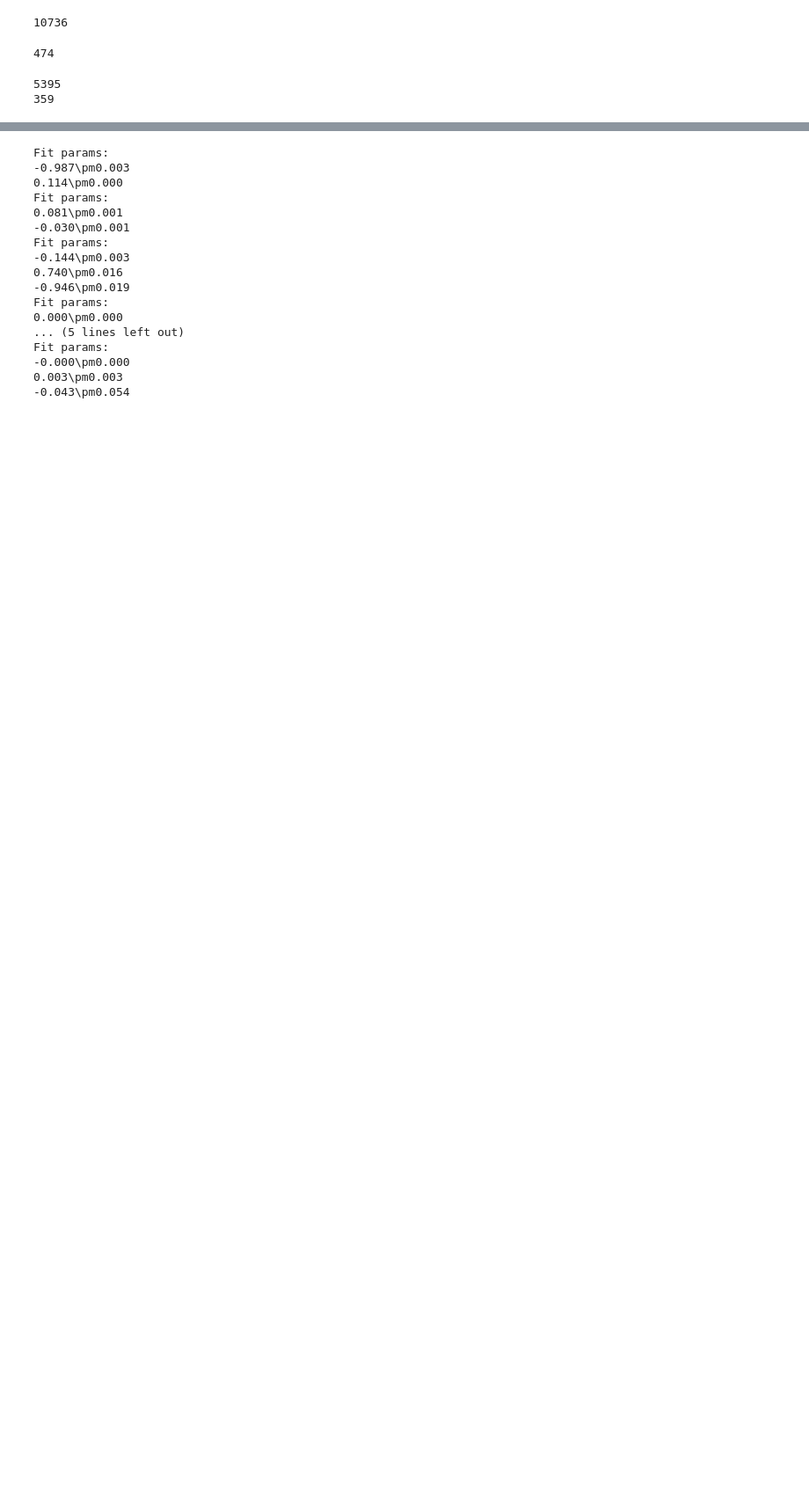
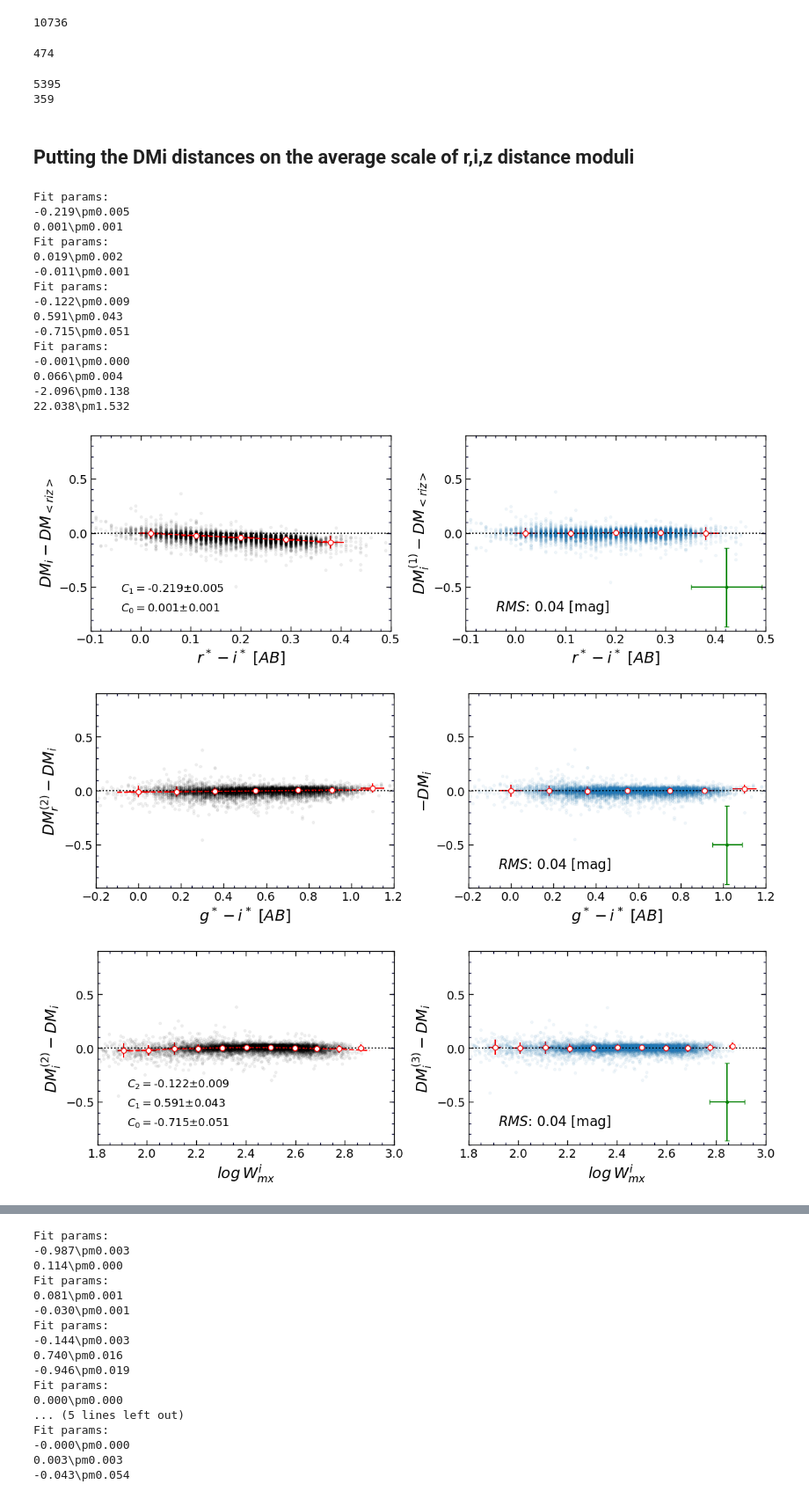
Before and after one commit to ekourkchi/TFcalibrators, a Jupyter notebook: fieldGals_quick.ipynb, the cells around one changed output, grey strips where cells are left out. Shown at 88% size. Saved outputs shown, nothing was run; the diff lists cells and outputs as text; code cells hidden in the pictures; blank space fills up the shorter version.

Commit message:
introducing the average riz DMs

```diff
--- a/fieldGals_quick.ipynb
+++ b/fieldGals_quick.ipynb
@@ -1101,3 +1104,69 @@ for ix in indx:
 # %% [output]
 5395
 359
+# %% [markdown]
+## Putting the DMi distances on the average scale of r,i,z distance moduli
+# %%
+indx, = np.where((ggg>0) & (rrr>0) & (zzz>0) & (iii>0) & (SSqlt>3) & (keep==1))
+
+DM_av = (DM_r+DM_i+DM_z)/3.
+dDM_av = np.sqrt(dDM_r**2+dDM_i**2+dDM_z**2)
+DM_Bias_av = (DM_Bias_r+DM_Bias_i+DM_Bias_z)/3.
+
+
+axes, DM1, fit, cov = adjustDM(DM_i, dDM_i, DM_av, dDM_av, r_i,
+                        xlim=(-0.1,0.5), indx=indx, quad=False,
+                        xlabel=r'$r^*-i^* \/\/ [AB]$',
+                        ylabel='DM_{i}',
+                        ylabelRef='DM_{<riz>}',
+                        ylabel2='DM^{(1)}_{i}',
+                        bias1 = DM_Bias_i,
+                        bias2 = DM_Bias_av,
+                        dx=0.1, coeff=True
+                        )
+
+
+axes, DM1, fit, cov = adjustDM(DM1, dDM_i, DM_av, dDM_av, g_i,
+                        xlim=(-0.2,1.2), indx=indx, quad=False,
+                        xlabel=r'$g^*-i^* \/\/ [AB]$',
+                        ylabel='DM^{(2)}_{r}',
+                        bias2 = DM_Bias_av
+                        )
+
+
+axes, DM1, fit, cov = adjustDM(DM1, dDM_i, DM_av, dDM_av, logWimx,
+                        xlim=(1.8,3), indx=indx, quad=True,
+                        xlabel=r'$log \/ W^i_{mx}$',
+                        ylabel='DM^{(2)}_{i}',
+                        ylabel2='DM^{(3)}_{i}',
+                        dx=0.1, coeff=True,
+                        bias2 = DM_Bias_av
+                        )
+
+axes, DM1, fit, cov = adjustDM(DM1, dDM_i, DM_av, dDM_av, DM1,
+                        xlim=(28,38), indx=indx, quad=True,
+                        xlabel=r'$DM^{(3)}_{i}$'+' [mag]', deg3=True,
+                        ylabel='DM^{(3)}_{i}',
+                        ylabel2='DM^{(4)}_{i}',
+                        bias2 = DM_Bias_av,
+                        dx=0.5, coeff=True,
+                        )
+# %% [output]
+Fit params:
+-0.219\pm0.005
+0.001\pm0.001
+Fit params:
+0.019\pm0.002
+-0.011\pm0.001
+Fit params:
+-0.122\pm0.009
+0.591\pm0.043
+-0.715\pm0.051
+Fit params:
+-0.001\pm0.000
+0.066\pm0.004
+-2.096\pm0.138
+22.038\pm1.532
+[figure, added]
+[figure, added]
+[figure, added]
```
Also changed, not shown: parts of 3 cells of this notebook, 1 other file.
